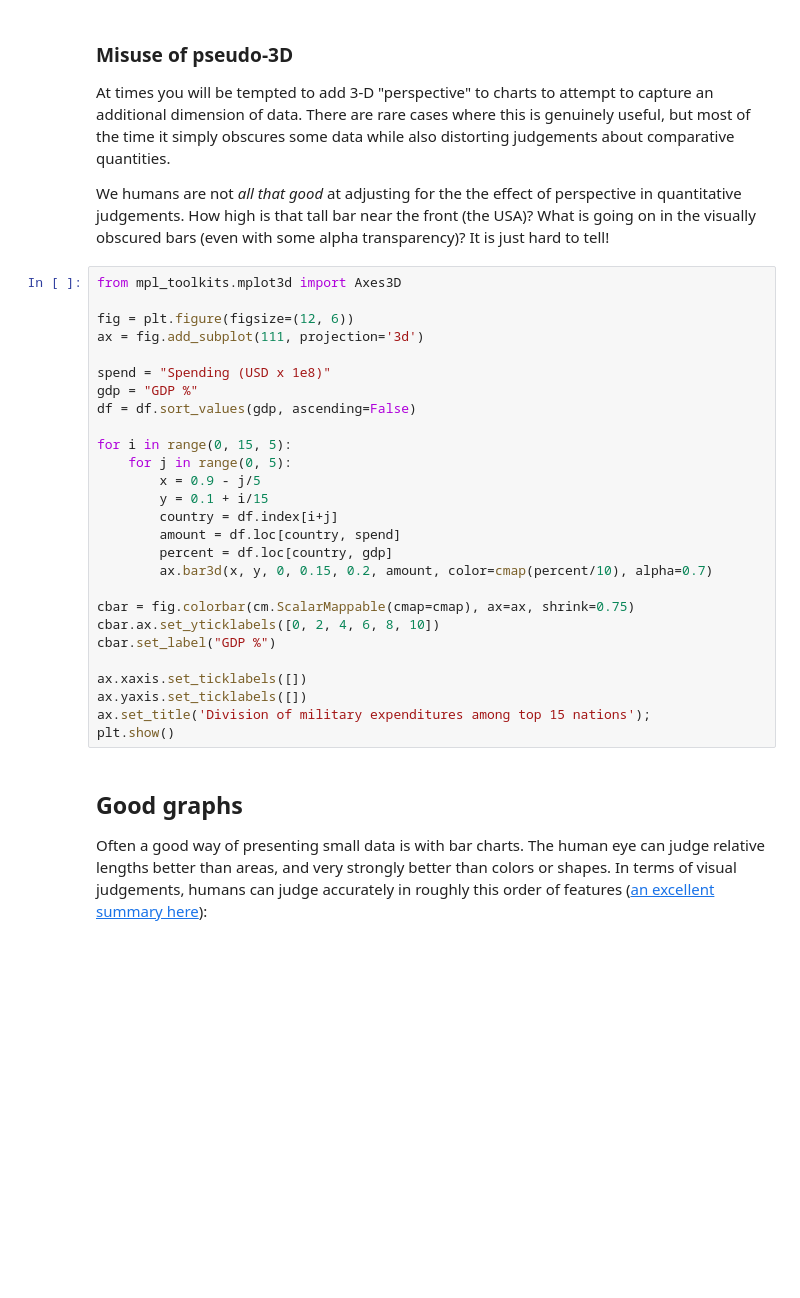
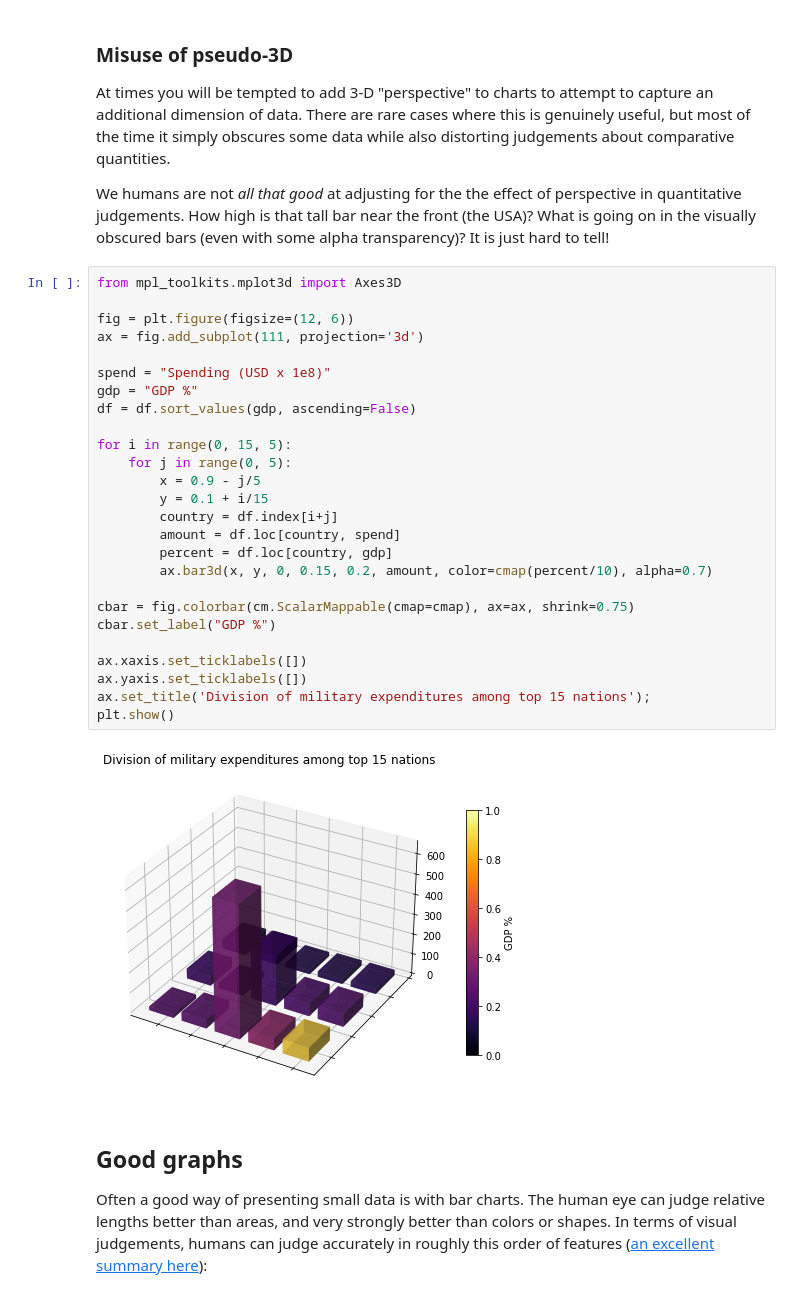
Before and after one commit to ssgantayat/ds-bootcamp-2021-03, a Jupyter notebook: Ethics_of_Visualization.ipynb, the cells around one changed output. Drawn from its saved outputs; the diff is of its cells as text; blank space fills up the shorter version.

```diff
--- a/Ethics_of_Visualization.ipynb
+++ b/Ethics_of_Visualization.ipynb
@@ -130,30 +151,31 @@ We humans are not *all that good* at adjusting for the the effect of perspective
 # %%
 from mpl_toolkits.mplot3d import Axes3D
 
 fig = plt.figure(figsize=(12, 6))
 ax = fig.add_subplot(111, projection='3d')
 
 spend = "Spending (USD x 1e8)"
 gdp = "GDP %"
 df = df.sort_values(gdp, ascending=False)
 
 for i in range(0, 15, 5):
     for j in range(0, 5):
         x = 0.9 - j/5
         y = 0.1 + i/15
         country = df.index[i+j]
         amount = df.loc[country, spend]
         percent = df.loc[country, gdp]
         ax.bar3d(x, y, 0, 0.15, 0.2, amount, color=cmap(percent/10), alpha=0.7)
 
 cbar = fig.colorbar(cm.ScalarMappable(cmap=cmap), ax=ax, shrink=0.75)
-cbar.ax.set_yticklabels([0, 2, 4, 6, 8, 10])
 cbar.set_label("GDP %")
 
 ax.xaxis.set_ticklabels([])
 ax.yaxis.set_ticklabels([])
 ax.set_title('Division of military expenditures among top 15 nations');
 plt.show()
+# %% [output]
+[figure, added]
 # %% [markdown]
 ## Good graphs
 
```
Also changed, not shown: parts of 12 cells of this notebook, 9 other files.
